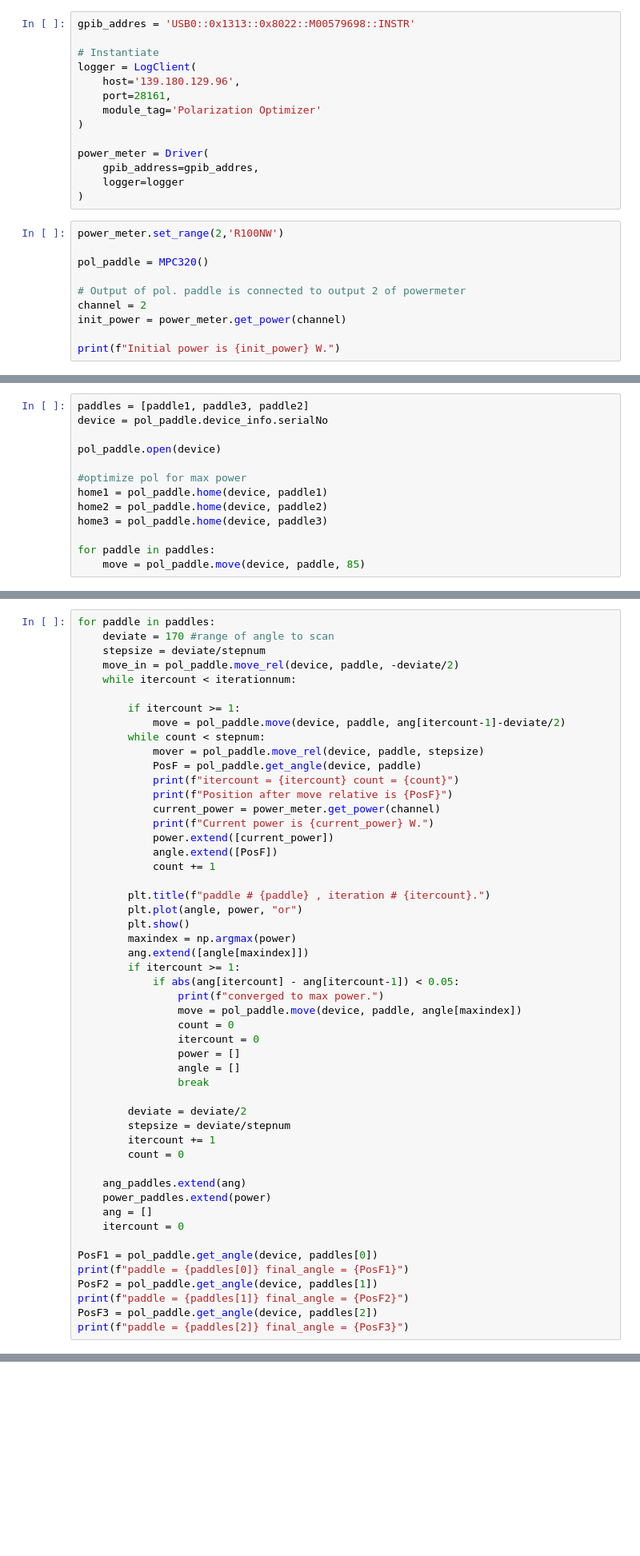
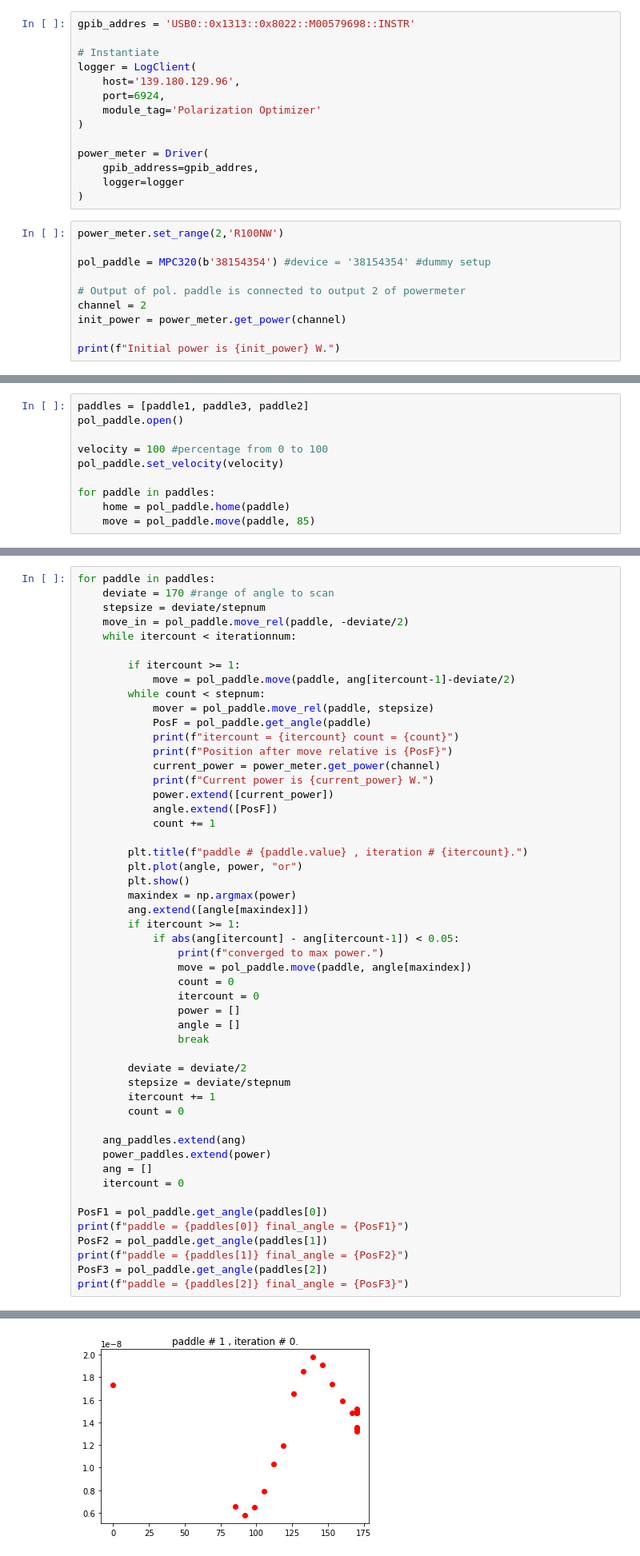
Before and after one commit to lukingroup/pylabnet, a Jupyter notebook: demo/polarization_optimization/Polarization_Optimizationtest.ipynb, the cells around one changed output, grey strips where cells are left out. Shown at 80% size. Drawn from its saved outputs; the diff is of its cells as text; blank space fills up the shorter version.

Commit message:
with server for pol paddles driver and two notebooks to check client server

```diff
--- a/demo/polarization_optimization/Polarization_Optimizationtest.ipynb
+++ b/demo/polarization_optimization/Polarization_Optimizationtest.ipynb
@@ -14,7 +14,7 @@ gpib_addres = 'USB0::0x1313::0x8022::M00579698::INSTR'
 # Instantiate
 logger = LogClient(
     host='139.180.129.96',
-    port=28161,
+    port=6924,
     module_tag='Polarization Optimizer'
 )
 
@@ -25,7 +25,7 @@ power_meter = Driver(
 # %%
 power_meter.set_range(2,'R100NW')
 
-pol_paddle = MPC320()
+pol_paddle = MPC320(b'38154354') #device = '38154354' #dummy setup
 
 # Output of pol. paddle is connected to output 2 of powermeter
 channel = 2
@@ -45,16 +45,13 @@ Initial power is 1.09385248e-08 W.
 # %%
 paddles = [paddle1, paddle3, paddle2]
-device = pol_paddle.device_info.serialNo
+pol_paddle.open()
 
-pol_paddle.open(device)
-
-#optimize pol for max power
-home1 = pol_paddle.home(device, paddle1)
-home2 = pol_paddle.home(device, paddle2)
-home3 = pol_paddle.home(device, paddle3)
+velocity = 100 #percentage from 0 to 100
+pol_paddle.set_velocity(velocity)
 
 for paddle in paddles:
-    move = pol_paddle.move(device, paddle, 85)
+    home = pol_paddle.home(paddle)
+    move = pol_paddle.move(paddle, 85)
 # %% [output]
 Connected succesfully to device
 # %%
@@ -72,14 +69,14 @@ power_paddles = []
 for paddle in paddles:
     deviate = 170 #range of angle to scan
     stepsize = deviate/stepnum
-    move_in = pol_paddle.move_rel(device, paddle, -deviate/2)
+    move_in = pol_paddle.move_rel(paddle, -deviate/2)
     while itercount < iterationnum:
 
         if itercount >= 1:
-            move = pol_paddle.move(device, paddle, ang[itercount-1]-deviate/2)
+            move = pol_paddle.move(paddle, ang[itercount-1]-deviate/2)
         while count < stepnum:
-            mover = pol_paddle.move_rel(device, paddle, stepsize)
-            PosF = pol_paddle.get_angle(device, paddle)
+            mover = pol_paddle.move_rel(paddle, stepsize)
+            PosF = pol_paddle.get_angle(paddle)
             print(f"itercount = {itercount} count = {count}")
             print(f"Position after move relative is {PosF}")
             current_power = power_meter.get_power(channel)
@@ -88,7 +85,7 @@ for paddle in paddles:
             angle.extend([PosF])
             count += 1
 
-        plt.title(f"paddle # {paddle} , iteration # {itercount}.")
+        plt.title(f"paddle # {paddle.value} , iteration # {itercount}.")
         plt.plot(angle, power, "or")
         plt.show()
         maxindex = np.argmax(power)
@@ -96,7 +93,7 @@ for paddle in paddles:
         if itercount >= 1:
             if abs(ang[itercount] - ang[itercount-1]) < 0.05:
                 print(f"converged to max power.")
-                move = pol_paddle.move(device, paddle, angle[maxindex])
+                move = pol_paddle.move(paddle, angle[maxindex])
                 count = 0
                 itercount = 0
                 power = []
@@ -113,10 +110,10 @@ for paddle in paddles:
     ang = []
     itercount = 0
 
-PosF1 = pol_paddle.get_angle(device, paddles[0])
+PosF1 = pol_paddle.get_angle(paddles[0])
 print(f"paddle = {paddles[0]} final_angle = {PosF1}")
-PosF2 = pol_paddle.get_angle(device, paddles[1])
+PosF2 = pol_paddle.get_angle(paddles[1])
 print(f"paddle = {paddles[1]} final_angle = {PosF2}")
-PosF3 = pol_paddle.get_angle(device, paddles[2])
+PosF3 = pol_paddle.get_angle(paddles[2])
 print(f"paddle = {paddles[2]} final_angle = {PosF3}")
 # %% [output]
@@ -123,0 +137 @@ NameError: name 'pol_paddle' is not defined
+[figure, added]
```
Also changed, not shown: parts of 4 cells of this notebook, 6 other files.
